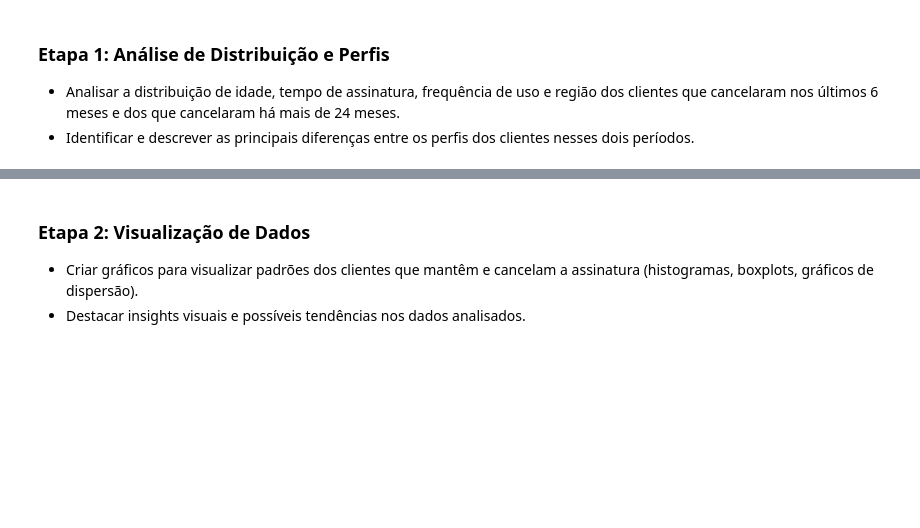
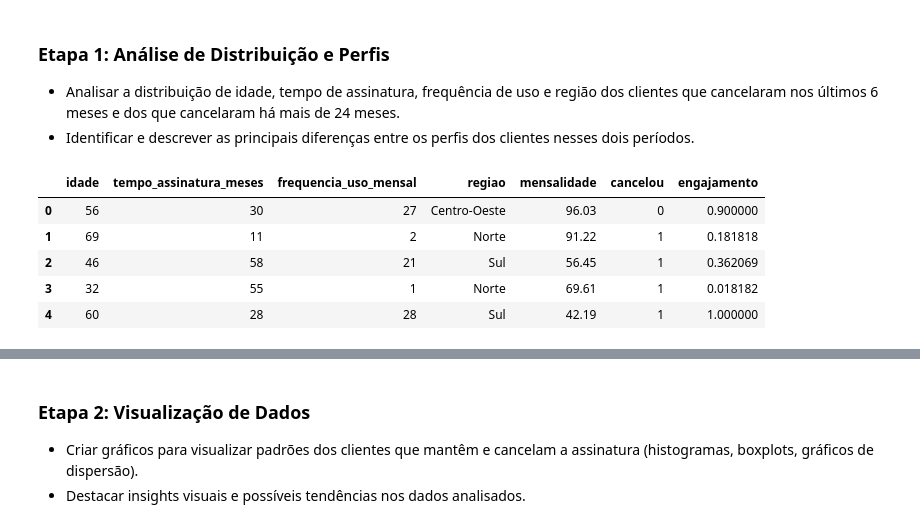
Before and after one commit to devLarissaRodrigues/WoMakersCode-DataAnalytics-DesafiosEmSquad, a Jupyter notebook: Desafio3_completo_em_squad_ipynb.ipynb, the cells around one changed output, grey strips where cells are left out. Saved outputs shown, nothing was run; the diff lists cells and outputs as text; code cells hidden in the pictures; blank space fills up the shorter version.

```diff
--- a/Desafio3_completo_em_squad_ipynb.ipynb
+++ b/Desafio3_completo_em_squad_ipynb.ipynb
@@ -109,0 +106,9 @@ print(df.head(10))
+# %%
+df.head()
+# %% [output]
+|  | idade | tempo_assinatura_meses | frequencia_uso_mensal | regiao | mensalidade | cancelou | engajamento |
+| 0 | 56 | 30 | 27 | Centro-Oeste | 96.03 | 0 | 0.900000 |
+| 1 | 69 | 11 | 2 | Norte | 91.22 | 1 | 0.181818 |
+| 2 | 46 | 58 | 21 | Sul | 56.45 | 1 | 0.362069 |
+| 3 | 32 | 55 | 1 | Norte | 69.61 | 1 | 0.018182 |
+| 4 | 60 | 28 | 28 | Sul | 42.19 | 1 | 1.000000 |
```
Also changed, not shown: parts of 8 cells of this notebook.
